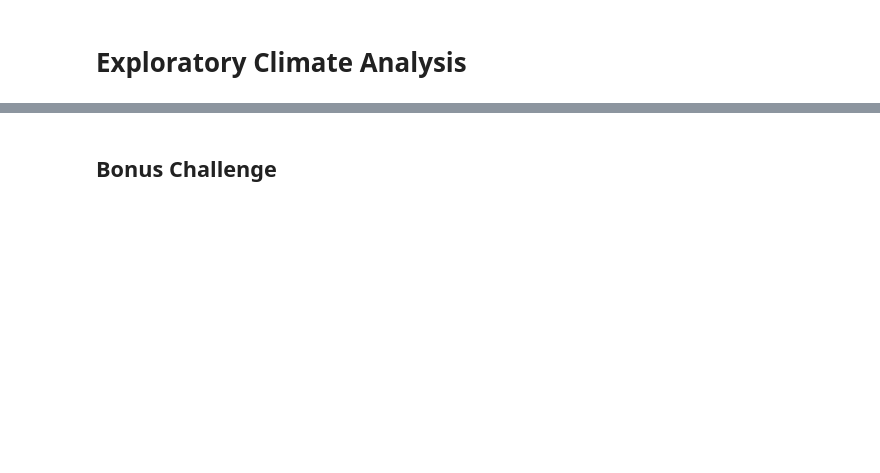
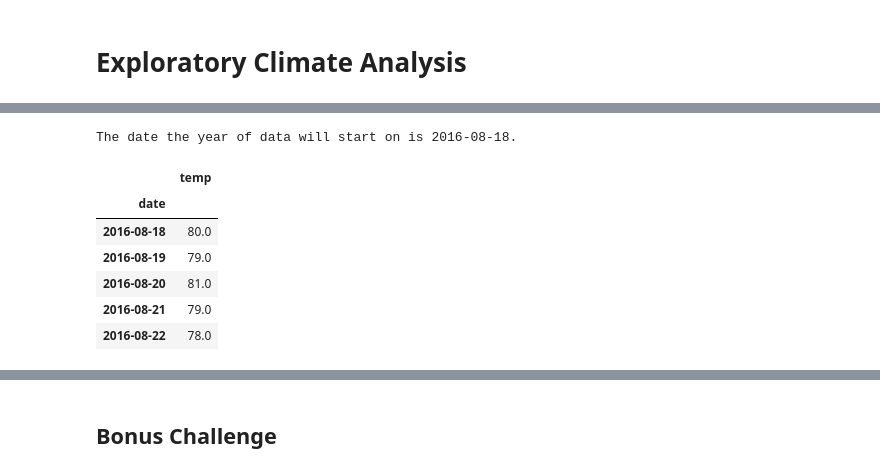
Before and after one commit to JoeKell/HonoluluClimateAnalysisAndApp, a Jupyter notebook: climate_analysis.ipynb, the cells around one changed output, grey strips where cells are left out. Saved outputs shown, nothing was run; the diff lists cells and outputs as text; code cells hidden in the pictures; blank space fills up the shorter version.

```diff
--- a/climate_analysis.ipynb
+++ b/climate_analysis.ipynb
@@ -87,0 +138,20 @@ print(f"The temp. info for station USC00519281 is the following:\nLow: {Station_
+# %%
+# Query the last 12 months of temperature observation data for this station and plot the results as a histogram
+# Calculate the date 1 year ago from the last data point in the database
+YearStart=dt.datetime.date(dt.datetime.fromisoformat(engine.execute("SELECT max(date) FROM measurement WHERE station = 'USC00519281'").fetchall()[0][0]))- dt.timedelta(days=365)
+print(f"The date the year of data will start on is {YearStart}.")
+
+# Save the query results as a Pandas DataFrame and set the index to the date column
+Temp_df = pd.read_sql(f"SELECT date, tobs as temp FROM measurement WHERE (date >= '{YearStart}') AND (station = 'USC00519281') ORDER BY date", conn)
+Temp_df.set_index('date', inplace=True)
+# Sort the dataframe by date
+Temp_df.head()
+# %% [output]
+The date the year of data will start on is 2016-08-18.
+|  | temp |
+| date |  |
+| 2016-08-18 | 80.0 |
+| 2016-08-19 | 79.0 |
+| 2016-08-20 | 81.0 |
+| 2016-08-21 | 79.0 |
+| 2016-08-22 | 78.0 |
```
Also changed, not shown: parts of 10 cells of this notebook.
